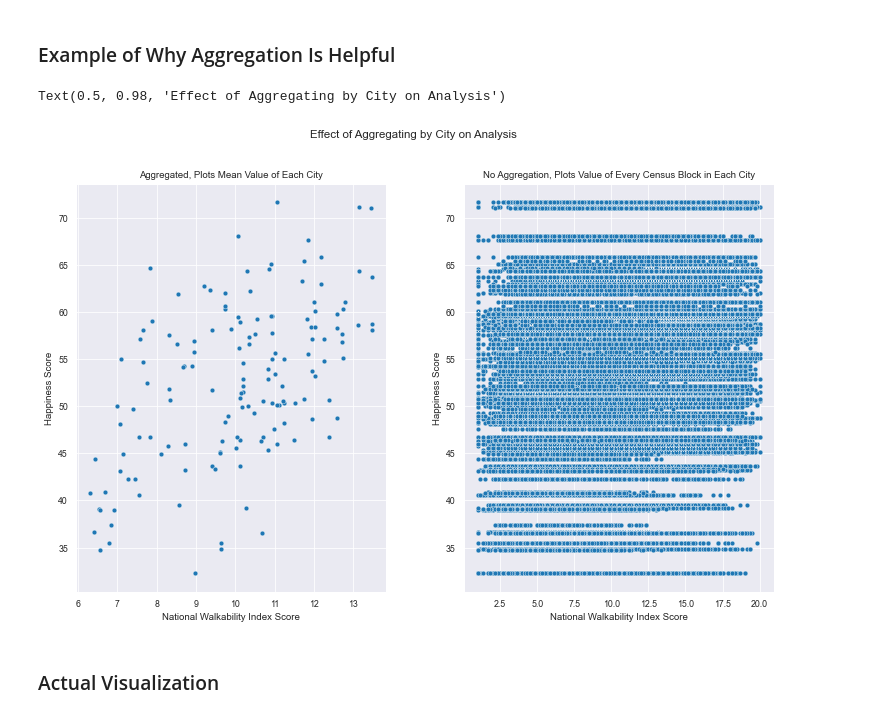
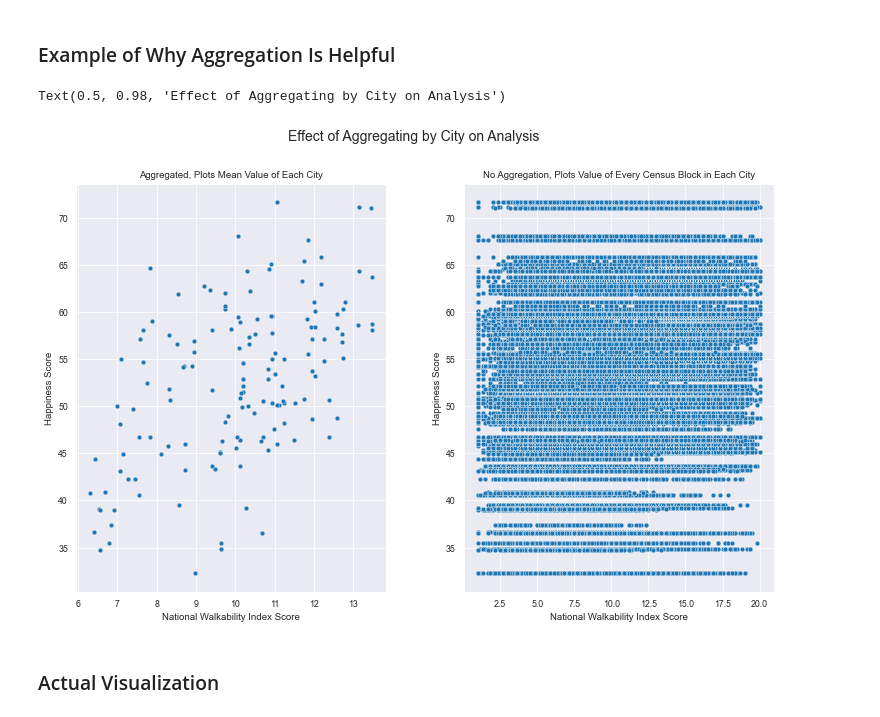
Before and after one commit to haleyej/330_final_project, a Jupyter notebook: process_data.ipynb, the cells around one changed output. Drawn from its saved outputs; the diff is of its cells as text; code cells hidden in the pictures.

```diff
--- a/process_data.ipynb
+++ b/process_data.ipynb
@@ -209,24 +209,24 @@ df['Region'] = df['state'].apply(get_region)
 # %%
 fig, axes = plt.subplots(1, 2)
 fig.set_size_inches(12.5, 7.5)
 fig.subplots_adjust(hspace=0.5, wspace = 0.25)
 
 sns.scatterplot(x = 'NatWalkInd', y = 'Total Score', data = df, ax = axes[0])
 sns.scatterplot(x = 'NatWalkInd', y = 'Total Score', data = matches, ax = axes[1])
 
 # labels
 axes[0].set_title('Aggregated, Plots Mean Value of Each City')
 axes[0].set(ylabel = 'Happiness Score', xlabel = 'National Walkability Index Score')
 axes[1].set_title('No Aggregation, Plots Value of Every Census Block in Each City')
 axes[1].set(ylabel = 'Happiness Score', xlabel = 'National Walkability Index Score')
 
 # annotations
 # axes[0].annotate('figure pixels', xy=(160, 55), xycoords='figure pixels')
 
-fig.suptitle("Effect of Aggregating by City on Analysis")
+fig.suptitle("Effect of Aggregating by City on Analysis", fontsize = 14)
 # %% [output]
 Text(0.5, 0.98, 'Effect of Aggregating by City on Analysis')
-[figure, old version]
+[figure, new version]
 # %% [markdown]
 <h3>Actual Visualization</h3>
 # %%
```
Also changed, not shown: parts of 3 cells of this notebook.
